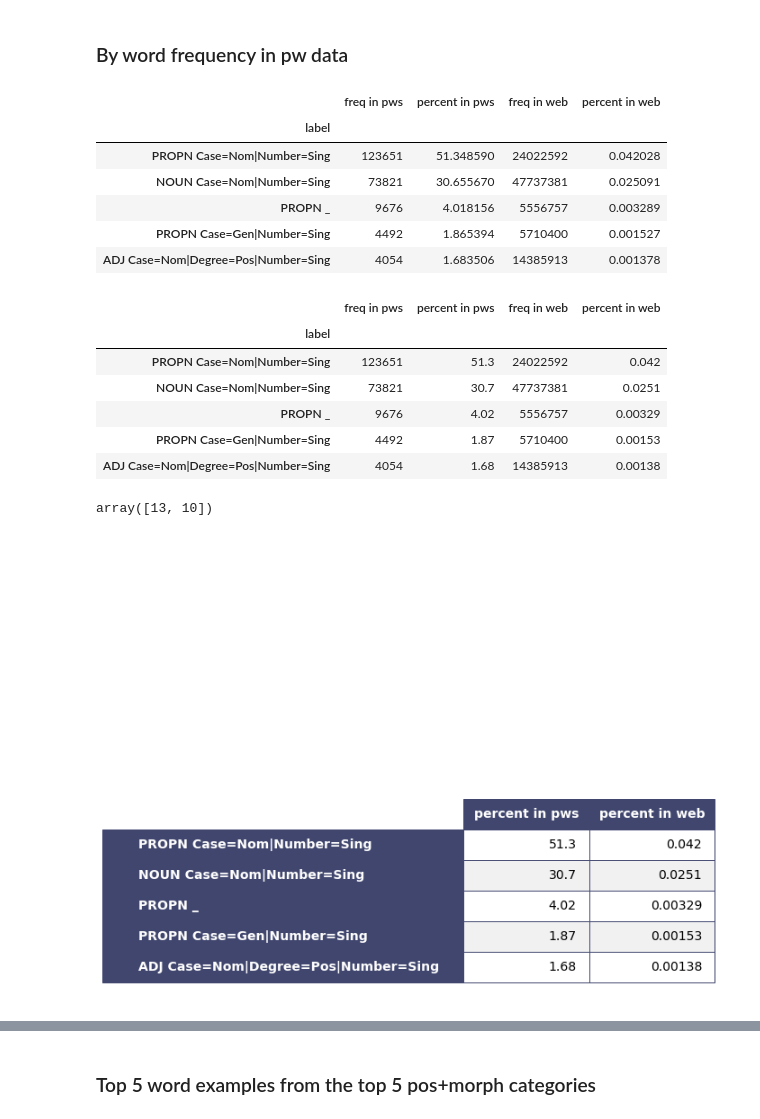
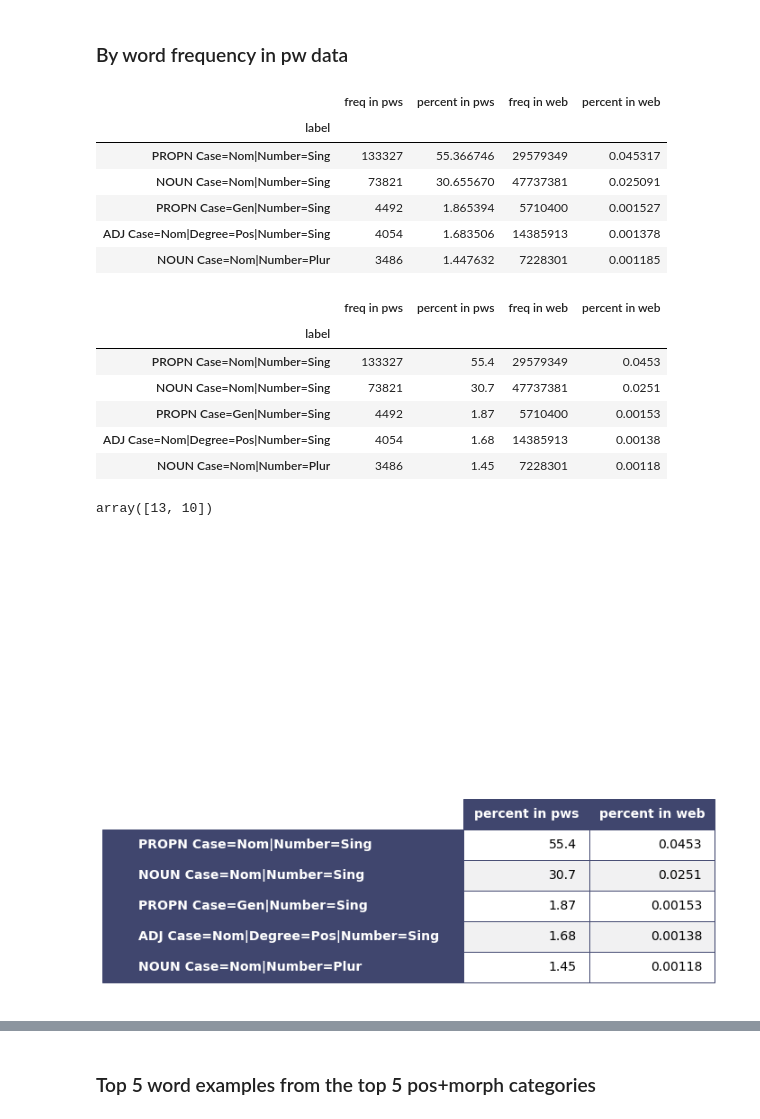
Before and after one commit to elmasyr/pw, a Jupyter notebook: PW_pivot_all.ipynb, the cells around one changed output, grey strips where cells are left out. Drawn from its saved outputs; the diff is of its cells as text; code cells hidden in the pictures.

```diff
--- a/PW_pivot_all.ipynb
+++ b/PW_pivot_all.ipynb
@@ -6,6 +6,7 @@ import matplotlib.pyplot as plt
 
 # give the datafile name
 datafile= 'all_words_pivot.csv'
+addin = '_all'
 
 df = pd.read_csv(datafile, header=0, sep=',', encoding='utf-8')
 df.info() # could also use df_final.dtypes
@@ -172,0 +200,2 @@ df.head()
+# %%
+df['label'] = np.where((df['label']=='PROPN _'), 'PROPN Case=Nom|Number=Sing', df['label'])
@@ -225,11 +258,11 @@ dfa.head()
 # %% [output]
 |  | freq in pws | percent in pws | freq in web | percent in web |
 | label |  |  |  |  |
-| PROPN Case=Nom|Number=Sing | 123651 | 51.348590 | 24022592 | 0.042028 |
+| PROPN Case=Nom|Number=Sing | 133327 | 55.366746 | 29579349 | 0.045317 |
 | NOUN Case=Nom|Number=Sing | 73821 | 30.655670 | 47737381 | 0.025091 |
-| PROPN _ | 9676 | 4.018156 | 5556757 | 0.003289 |
 | PROPN Case=Gen|Number=Sing | 4492 | 1.865394 | 5710400 | 0.001527 |
 | ADJ Case=Nom|Degree=Pos|Number=Sing | 4054 | 1.683506 | 14385913 | 0.001378 |
+| NOUN Case=Nom|Number=Plur | 3486 | 1.447632 | 7228301 | 0.001185 |
 # %%
 # format the output into a cleaner precision
 dfa['percent in web'] = dfa['percent in web'].map(lambda x: '{0:.3}'.format(x))
@@ -239,11 +272,11 @@ dfa.head()
 # %% [output]
 |  | freq in pws | percent in pws | freq in web | percent in web |
 | label |  |  |  |  |
-| PROPN Case=Nom|Number=Sing | 123651 | 51.3 | 24022592 | 0.042 |
+| PROPN Case=Nom|Number=Sing | 133327 | 55.4 | 29579349 | 0.0453 |
 | NOUN Case=Nom|Number=Sing | 73821 | 30.7 | 47737381 | 0.0251 |
-| PROPN _ | 9676 | 4.02 | 5556757 | 0.00329 |
 | PROPN Case=Gen|Number=Sing | 4492 | 1.87 | 5710400 | 0.00153 |
 | ADJ Case=Nom|Degree=Pos|Number=Sing | 4054 | 1.68 | 14385913 | 0.00138 |
+| NOUN Case=Nom|Number=Plur | 3486 | 1.45 | 7228301 | 0.00118 |
 # %%
 np.array([13, 10])
 # %% [output]
@@ -251,25 +284,29 @@ array([13, 10])
 # %%
 # dff = dfa.copy()
 # dff.reset_index(level=0, inplace=True)
 # dft = dff[['label','percent in pws','percent in web']].head()
+fign = 'posmorphtable_blue'
+pngfile = fign + '_' + addin + 'png'
+epsfile = fign + '_' + addin + 'eps'
+
 dft=dfa[['percent in pws','percent in web']].head()
 rows = [i for i in dft.index]
 
 ax = plt.subplot(111, frame_on=False) # no visible frame
 ax.xaxis.set_visible(False)  # hide the x axis
 ax.yaxis.set_visible(False)  # hide the y axis
 
 render_mpl_table(dft, header_columns=0, col_width=2.5, rows = rows)
 
 
 #plt.tight_layout()
 #plt.savefig('posmorphtable_blue.png')
-plt.savefig('posmorphtable_blue.png', bbox_inches='tight')
+plt.savefig(pngfile, bbox_inches='tight')
 #plt.savefig('posmorphtable_blue.png', format='png', dpi=300, bbox_inches='tight')
-plt.savefig('posmorphtable_blue.eps', format='eps', dpi=300, bbox_inches='tight');
+plt.savefig(epsfile, format='eps', dpi=300, bbox_inches='tight');
 # %% [output]
 [figure]
-[figure, old version]
+[figure, new version]
 # %%
 # dff = dfa.copy()
 # dff.reset_index(level=0, inplace=True)
```
Also changed, not shown: parts of 16 cells of this notebook.
